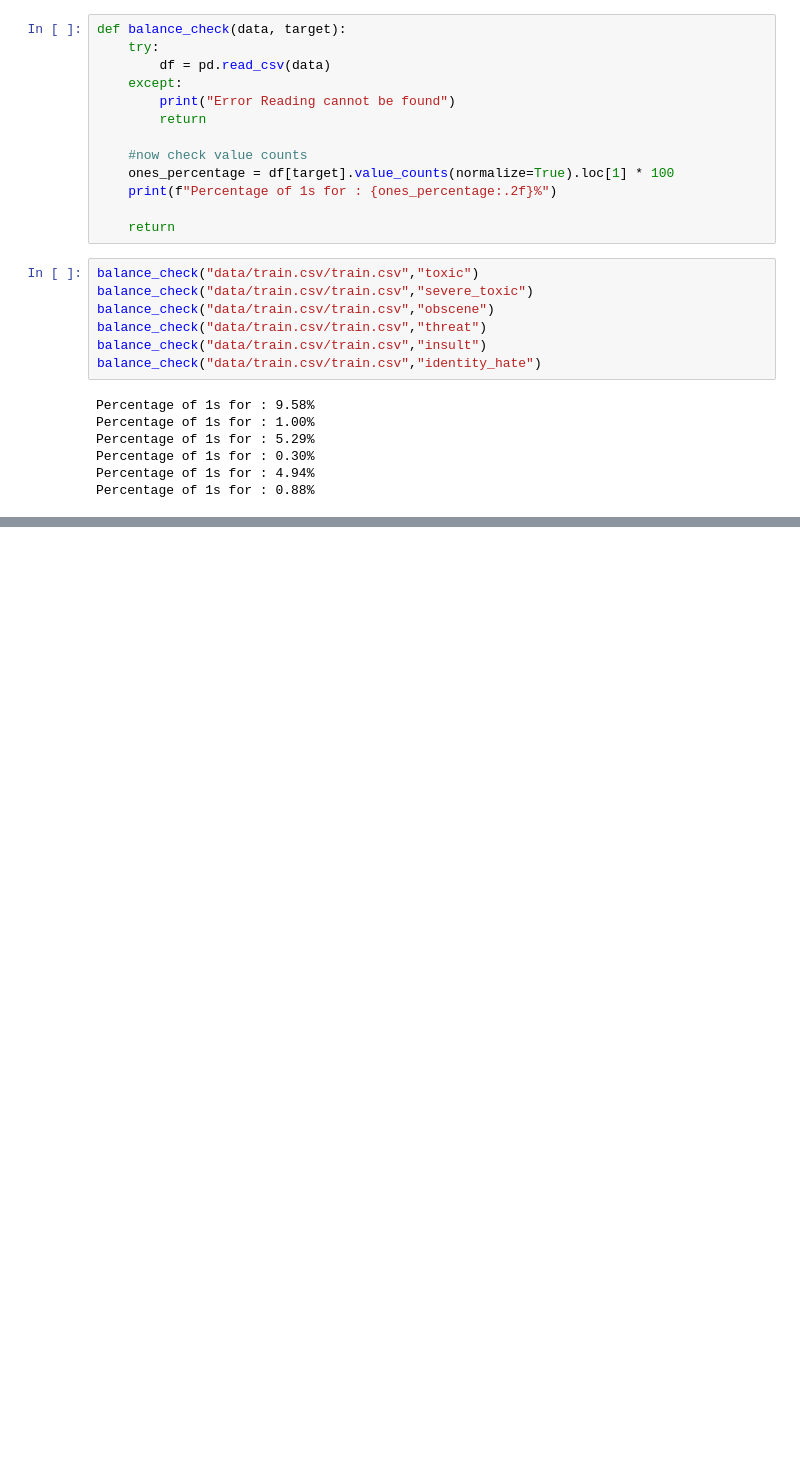
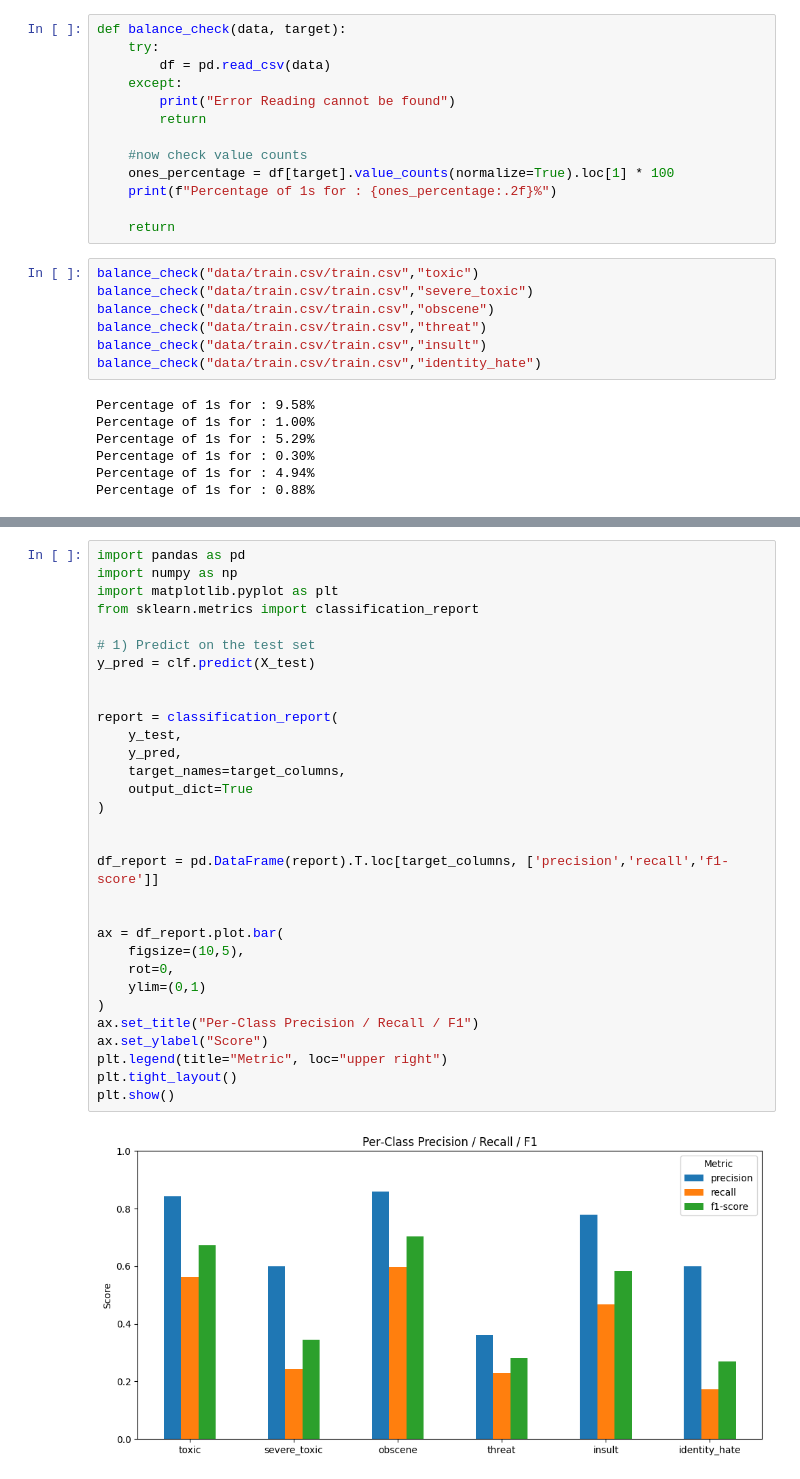
Before and after one commit to aaryavas/BERT-Toxic-Classification, a Jupyter notebook: class_bal.ipynb, the cells around one changed output, grey strips where cells are left out. Saved outputs shown, nothing was run; the diff lists cells and outputs as text; blank space fills up the shorter version.

```diff
--- a/class_bal.ipynb
+++ b/class_bal.ipynb
@@ -455,0 +575,33 @@ from sklearn.metrics import precision_score, recall_score, f1_score
+# %%
+import pandas as pd
+import numpy as np
+import matplotlib.pyplot as plt
+from sklearn.metrics import classification_report
+
+# 1) Predict on the test set
+y_pred = clf.predict(X_test)
+
+
+report = classification_report(
+    y_test,
+    y_pred,
+    target_names=target_columns,
+    output_dict=True
+)
+
+
+df_report = pd.DataFrame(report).T.loc[target_columns, ['precision','recall','f1-score']]
+
+
+ax = df_report.plot.bar(
+    figsize=(10,5),
+    rot=0,
+    ylim=(0,1)
+)
+ax.set_title("Per‐Class Precision / Recall / F1")
+ax.set_ylabel("Score")
+plt.legend(title="Metric", loc="upper right")
+plt.tight_layout()
+plt.show()
+# %% [output]
+[figure, added]
```
Also changed, not shown: parts of 20 cells of this notebook.
